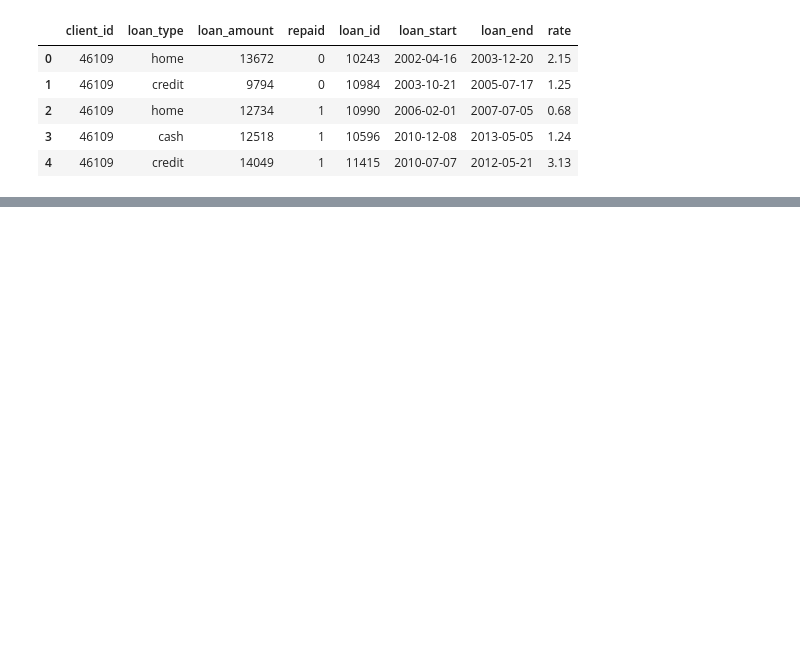
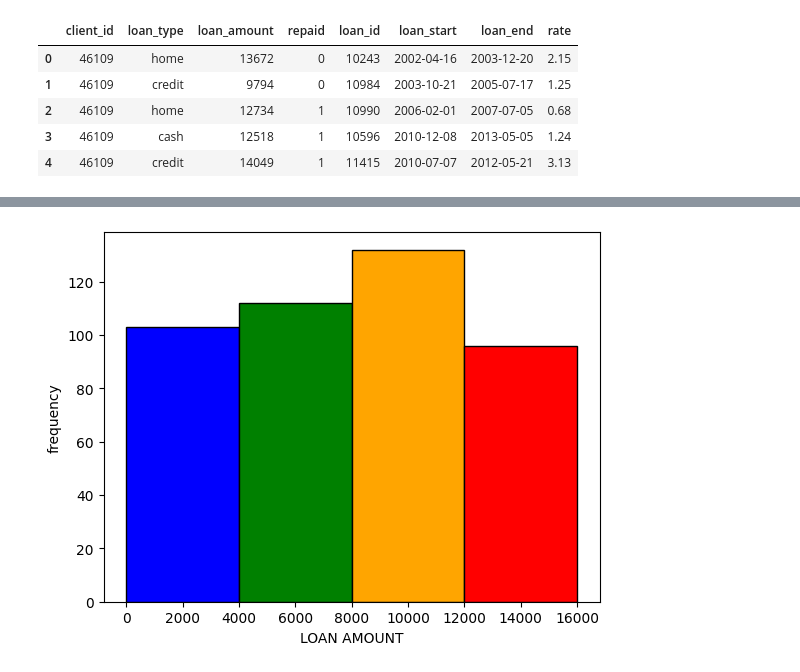
Before and after one commit to shadmankhezri/loans_regression, a Jupyter notebook: loans.ipynb, the cells around one changed output, grey strips where cells are left out. Saved outputs shown, nothing was run; the diff lists cells and outputs as text; code cells hidden in the pictures; blank space fills up the shorter version.

```diff
--- a/loans.ipynb
+++ b/loans.ipynb
@@ -36,0 +147,14 @@ memory usage: 27.8+ KB
+# %%
+bins = [0,4000,8000,12000,16000]
+
+colors = ['blue' , 'green' , 'orange' , 'red']
+
+N,bins,patches = plt.hist(features_df.loan_amount , bins=bins , edgecolor='black')
+
+for i in range(len(colors)):
+    patches[i].set_facecolor(colors[i])
+plt.xlabel("LOAN AMOUNT")
+plt.ylabel("frequency")
+plt.show()
+# %% [output]
+[figure, added]
```
Also changed, not shown: parts of 17 cells of this notebook.
